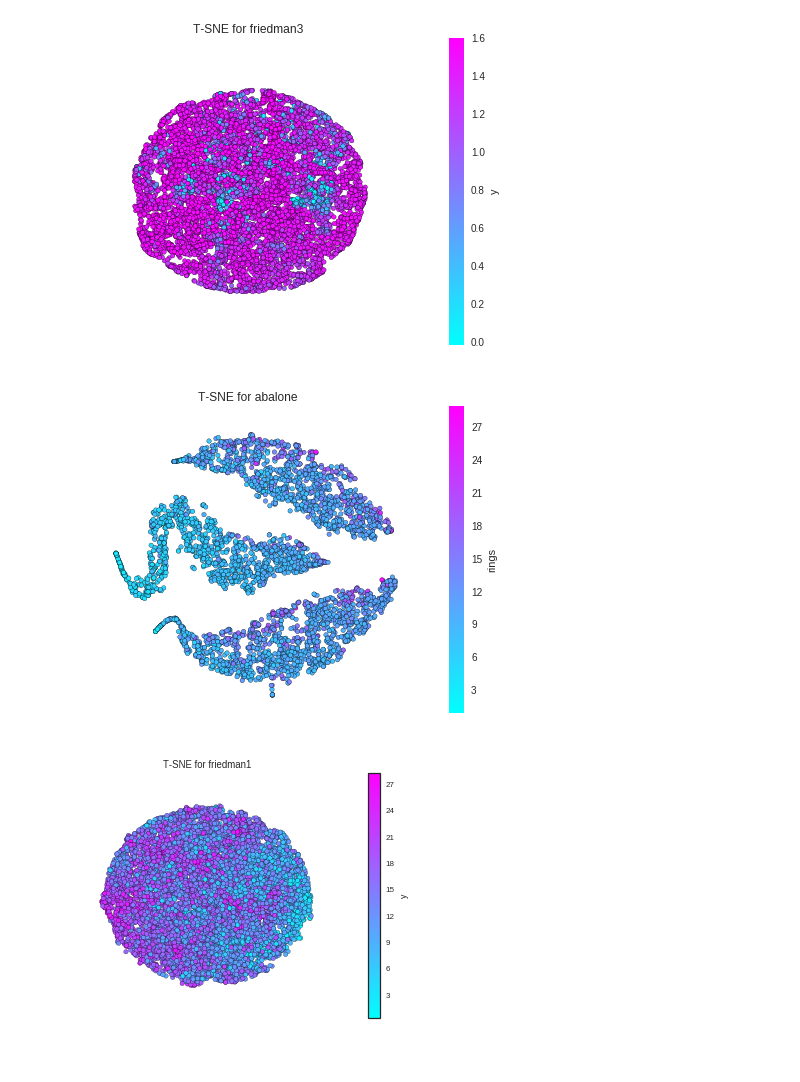
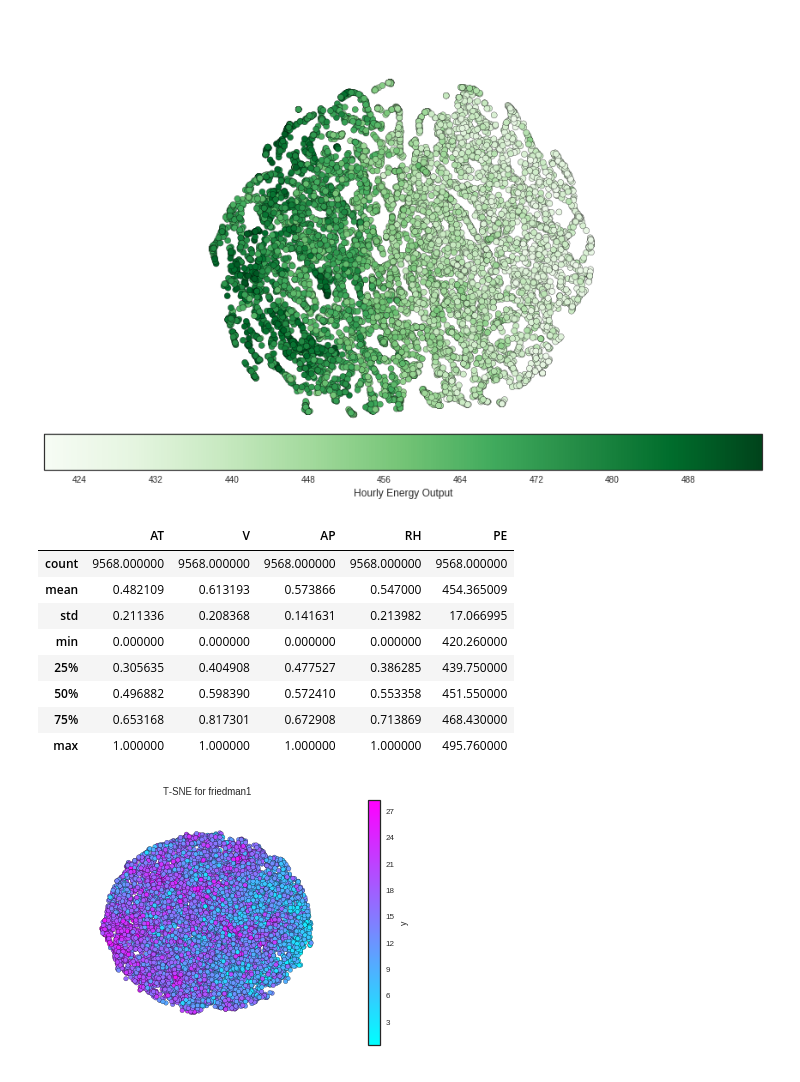
Before and after one commit to krenzland/prior-information, a Jupyter notebook: notebooks/015-Dataset-Visualization.ipynb, the cells around one changed output. Drawn from its saved outputs; the diff is of its cells as text; code cells hidden in the pictures.

```diff
--- a/notebooks/015-Dataset-Visualization.ipynb
+++ b/notebooks/015-Dataset-Visualization.ipynb
@@ -1,12 +1,6 @@
 # %%
 %matplotlib inline
 import numpy as np; np.random.seed(42)
-import matplotlib.pyplot as plt
-import seaborn as sns
-sns.set_style('white')
-sns.set_palette(sns.color_palette('viridis'))
-plt.rcParams['figure.figsize'] = (20, 6)
-sns.set_context('paper')
 
 import pandas as pd
 from sklearn.manifold import TSNE
@@ -14,10 +8,11 @@ from sklearn.preprocessing import StandardScaler
 
 import sys
 sys.path.append("../src/")
-
+import matplotlib as mpl
+from sgpi.plot import *
 from sgpi.util import get_dataset, get_xy
 # %%
-def plot_tsne(dataset, continous, perplexity=30, random_state=42):
+def calculate_tsne(dataset, perplexity=30, random_state=42):
     df = get_dataset(dataset)
     X, y = get_xy(df)
 
@@ -27,18 +22,31 @@ def plot_tsne(dataset, continous, perplexity=30, random_state=42):
 
     tsne = TSNE(perplexity=perplexity, init='pca', random_state=random_state)
     X = tsne.fit_transform(X, y)
+    return X, y, df, dataset
+
+def plot_tsne(data, continous, label=None, random_state=42):
+    X, y, df, dataset = data
     x_1 = X[:,0]
     x_2 = X[:,1]
-    fig, ax = plt.subplots()
+    fig, ax = plt.subplots(figsize=(fig_width, fig_width))
     if continous:
-        sc = ax.scatter(x_1, x_2, c=y, cmap='cool')
-        cb = fig.colorbar(sc)
-        cb.set_label(str(df.columns[-1]))
+        cmap = mpl.colors.ListedColormap(sns.color_palette('Greens', 256))
+        sc = ax.scatter(x_1, x_2, c=y, cmap=cmap, s=50)
+        cb = fig.colorbar(sc, orientation='horizontal', pad=-0.1)
+        if label is None:
+            label = str(df.columns[-1])
+        cb.set_label(label)
     else:
         n_classes = y.max() + 1
-        palette = np.array(sns.color_palette("husl", n_classes))
-        sc = ax.scatter(x_1, x_2, c= palette[y.astype(int)], marker='o', s=40)
+        cmap = mpl.colors.ListedColormap(sns.color_palette('Paired', n_classes))
+        sc = ax.scatter(x_1, x_2, c= y.astype(int), cmap=cmap, marker='o', s=10)
+        #cbar_kws = {'boundaries': np.arange(0, n_classes)}
+        cb = fig.colorbar(sc, orientation='horizontal', pad=0, boundaries=np.arange(0, n_classes), shrink=0.9)
+        if label is None:
+            label = str(df.columns[-1])
+        cb.set_label(label)
+    ax.set(adjustable='box-forced', aspect='equal')
     ax.legend()
     ax.set_axis_off()
-    ax.set_title("T-SNE for {}".format(dataset))
     fig.show()
+    return fig, ax
@@ -53,3 +59,3 @@ plot_tsne('concrete', True, perplexity=30)
 # %%
-plot_tsne('power_plant', True, perplexity=20)
+power_plant = calculate_tsne('power_plant', perplexity=20, random_state=42)
 # %% [output]
@@ -57,11 +63,21 @@ plot_tsne('power_plant', True, perplexity=20)
-# %%
-plot_tsne('friedman3', True)
-# %% [output]
-[figure, removed]
-# %%
-plot_tsne('abalone', True)
-# %% [output]
-[figure, removed]
+# %%
+fig, ax = plot_tsne(power_plant, True, label="Hourly Energy Output")
+fig.savefig("../writing/thesis/figures/tsne_power_plant.pdf", bbox='tight', bbox_inches='tight')
+# %% [output]
+[figure, added]
+# %%
+df = get_dataset('power_plant')
+df.describe()
+# %% [output]
+|  | AT | V | AP | RH | PE |
+| count | 9568.000000 | 9568.000000 | 9568.000000 | 9568.000000 | 9568.000000 |
+| mean | 0.482109 | 0.613193 | 0.573866 | 0.547000 | 454.365009 |
+| std | 0.211336 | 0.208368 | 0.141631 | 0.213982 | 17.066995 |
+| min | 0.000000 | 0.000000 | 0.000000 | 0.000000 | 420.260000 |
+| 25% | 0.305635 | 0.404908 | 0.477527 | 0.386285 | 439.750000 |
+| 50% | 0.496882 | 0.598390 | 0.572410 | 0.553358 | 451.550000 |
+| 75% | 0.653168 | 0.817301 | 0.672908 | 0.713869 | 468.430000 |
+| max | 1.000000 | 1.000000 | 1.000000 | 1.000000 | 495.760000 |
 # %%
 plot_tsne('friedman1', True)
 # %% [output]
```
Also changed, not shown: parts of 13 cells of this notebook, 22 other files.
